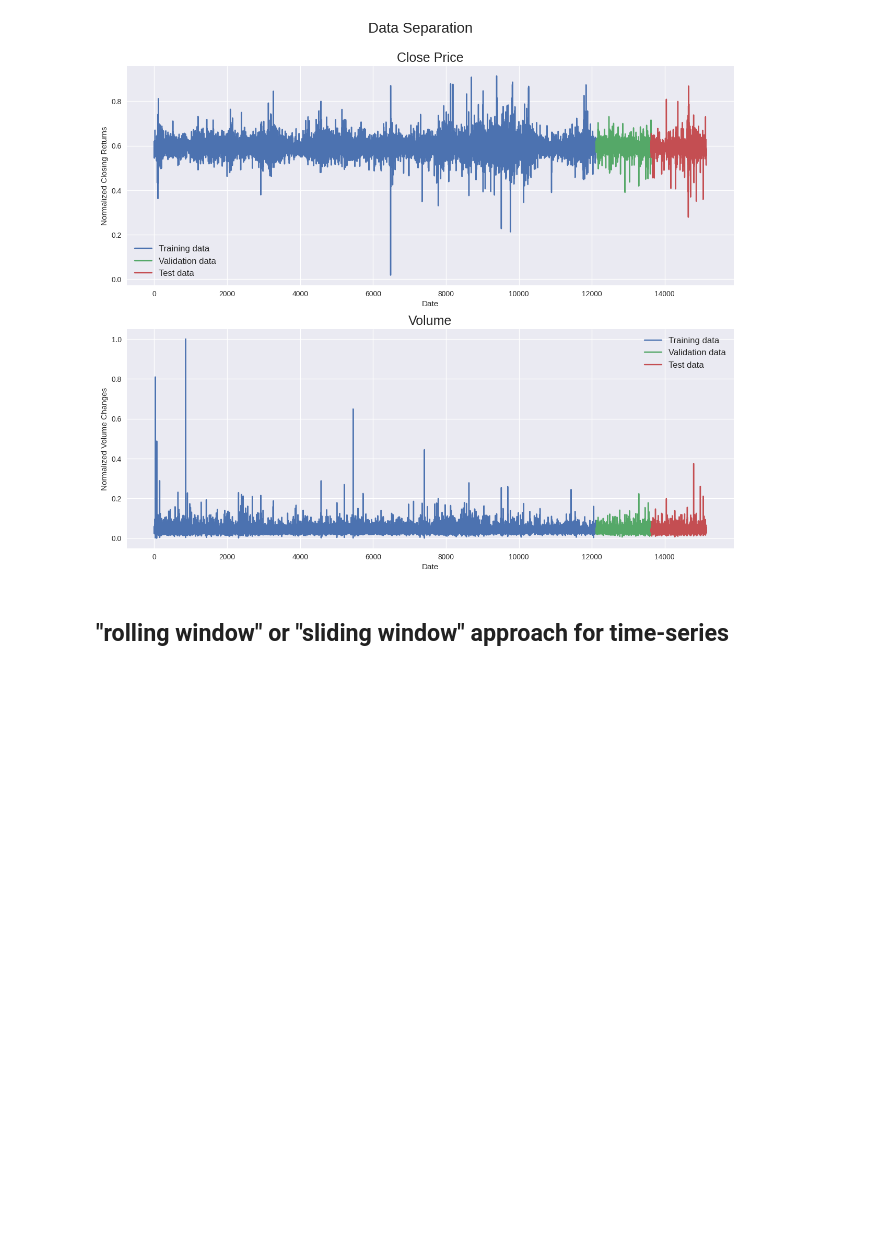
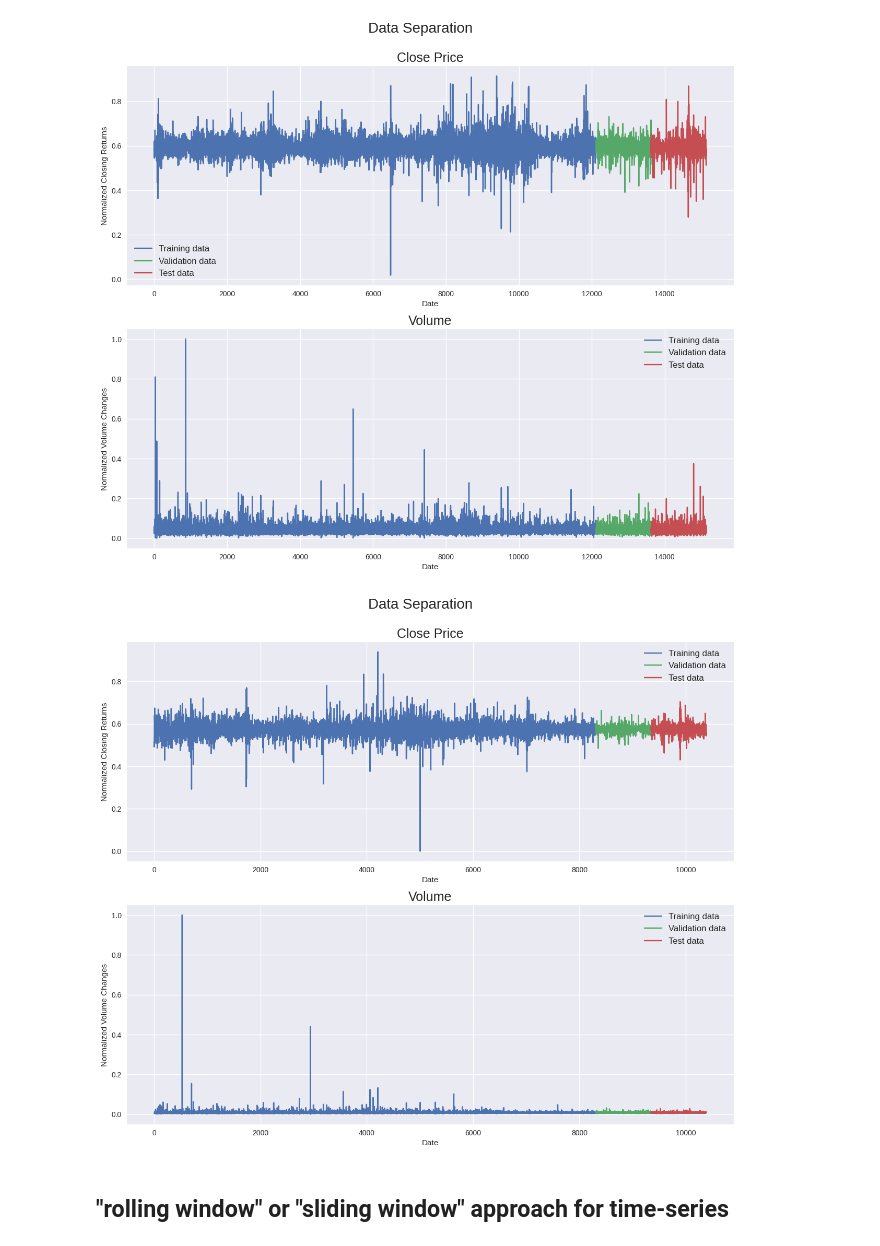
Before and after one commit to annalimm/MultiTimeSeries_Transformer, a Jupyter notebook: MultiTimeSer.ipynb, the cells around one changed output. Saved outputs shown, nothing was run; the diff lists cells and outputs as text; code cells hidden in the pictures; blank space fills up the shorter version.

```diff
--- a/MultiTimeSer.ipynb
+++ b/MultiTimeSer.ipynb
@@ -244,6 +245,11 @@ def split_plot(df_train, df_val, df_test):
 split_plot(df_train, df_val, df_test)
 # %% [output]
 [figure]
+# %%
+# AAPL
+split_plot(df_train, df_val, df_test)
+# %% [output]
+[figure, added]
 # %% [markdown]
 ## "rolling window" or "sliding window" approach for time-series
 # %% [markdown]
```
Also changed, not shown: parts of 33 cells of this notebook.
